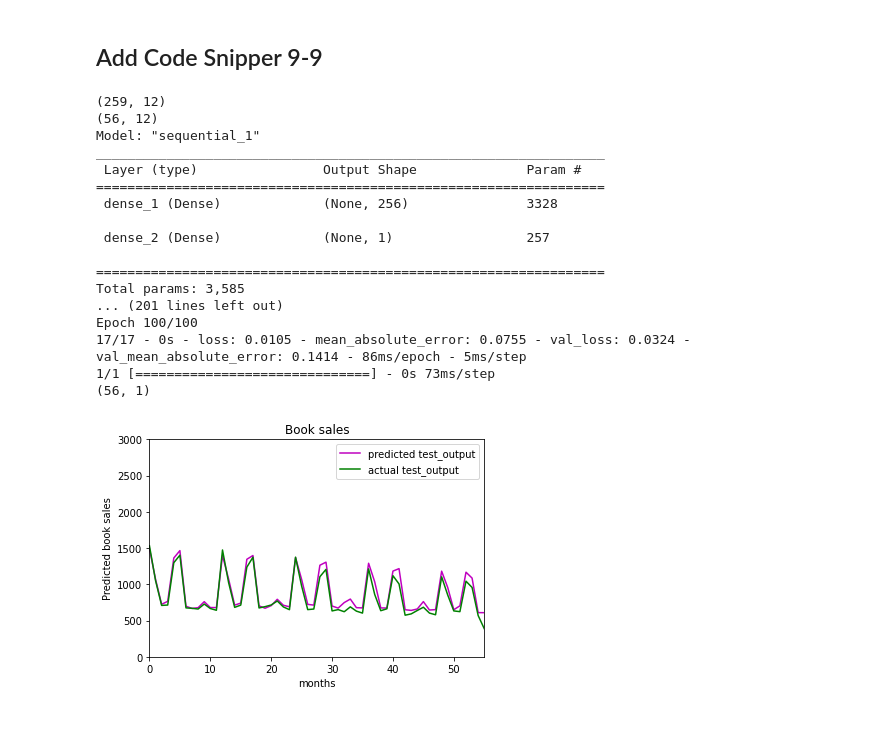
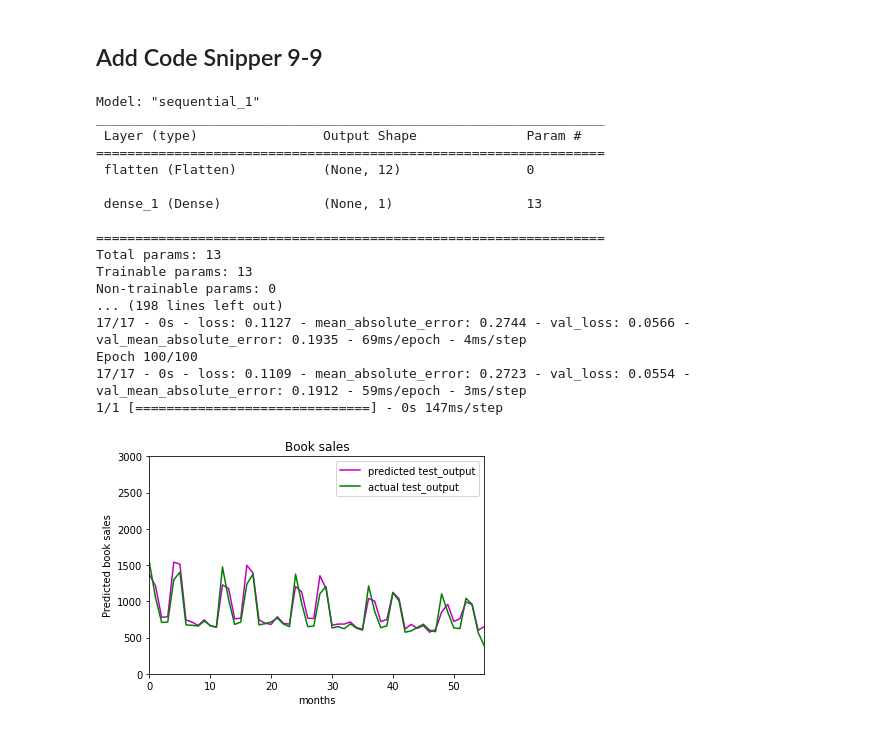
Before and after one commit to gnitnaw/LDL, a Jupyter notebook: tf_framework/c9e1_rnn_book_sales.ipynb, the cells around one changed output. Drawn from its saved outputs; the diff is of its cells as text; code cells hidden in the pictures.

```diff
--- a/tf_framework/c9e1_rnn_book_sales.ipynb
+++ b/tf_framework/c9e1_rnn_book_sales.ipynb
@@ -212,13 +213,10 @@ from matplotlib.cbook import flatten
 # Create training examples.
 train_X2 = train_X[:, (train_months - 13):, :]
 test_X2 = test_X[:, (test_months - 13):, :]
-train_X2 = np.reshape(train_X2, (train_X2.shape[0], train_X2.shape[1]))
-test_X2 = np.reshape(test_X2, (test_X2.shape[0], test_X2.shape[1]))
-print(train_X2.shape)
-print(test_X2.shape)
+
 # Create Dense model
 model2 = Sequential()
-model2.add(Dense(256, activation='relu', input_shape=[12]))
+model2.add(Flatten(input_shape=(12, 1)))
 model2.add(Dense(1, activation='linear'))
 model2.compile(loss='mean_squared_error', optimizer = 'adam',
               metrics =['mean_absolute_error'])
@@ -226,43 +224,44 @@ model2.summary()
 history = model2.fit(train_X2, train_y,
                     validation_data
                     = (test_X2, test_y), epochs=EPOCHS,
                     batch_size=BATCH_SIZE, verbose=2,
                     shuffle=True)
 
 # Use trained model to predict the test data
-predicted_test2 = model2.predict(test_X2, test_X2.shape[0])
-print(predicted_test2.shape)
-predicted_test2 = np.reshape(predicted_test2, len(predicted_test2))
+#predicted_test2 = model2.predict(test_X2, test_X2.shape[0])
+predicted_test2 = model.predict(test_X2, len(test_X2))
+predicted_test2 = np.reshape(predicted_test2,
+                            (len(predicted_test2)))
 predicted_test2 = predicted_test2 * stddev + mean
 
 # Plot test prediction.
 x = range(len(test_sales)-MIN)
 plt.plot(x, predicted_test2, 'm-',
          label='predicted test_output')
 plt.plot(x, test_sales[-(len(test_sales)-MIN):],
          'g-', label='actual test_output')
 plt.title('Book sales')
 plt.axis([0, 55, 0.0, 3000.0])
 plt.xlabel('months')
 plt.ylabel('Predicted book sales')
 plt.legend()
 plt.show()
 # %% [output]
-(259, 12)
-(56, 12)
 Model: "sequential_1"
 _________________________________________________________________
  Layer (type)                Output Shape              Param #
 =================================================================
- dense_1 (Dense)             (None, 256)               3328
+ flatten (Flatten)           (None, 12)                0
 
- dense_2 (Dense)             (None, 1)                 257
+ dense_1 (Dense)             (None, 1)                 13
 
 =================================================================
-Total params: 3,585
-... (201 lines left out)
+Total params: 13
+Trainable params: 13
+Non-trainable params: 0
+... (198 lines left out)
+17/17 - 0s - loss: 0.1127 - mean_absolute_error: 0.2744 - val_loss: 0.0566 - val_mean_absolute_error: 0.1935 - 69ms/epoch - 4ms/step
 Epoch 100/100
-17/17 - 0s - loss: 0.0105 - mean_absolute_error: 0.0755 - val_loss: 0.0324 - val_mean_absolute_error: 0.1414 - 86ms/epoch - 5ms/step
-1/1 [==============================] - 0s 73ms/step
-(56, 1)
+17/17 - 0s - loss: 0.1109 - mean_absolute_error: 0.2723 - val_loss: 0.0554 - val_mean_absolute_error: 0.1912 - 59ms/epoch - 3ms/step
+1/1 [==============================] - 0s 147ms/step
-[figure, old version]
+[figure, new version]
```
Also changed, not shown: parts of 3 cells of this notebook.
